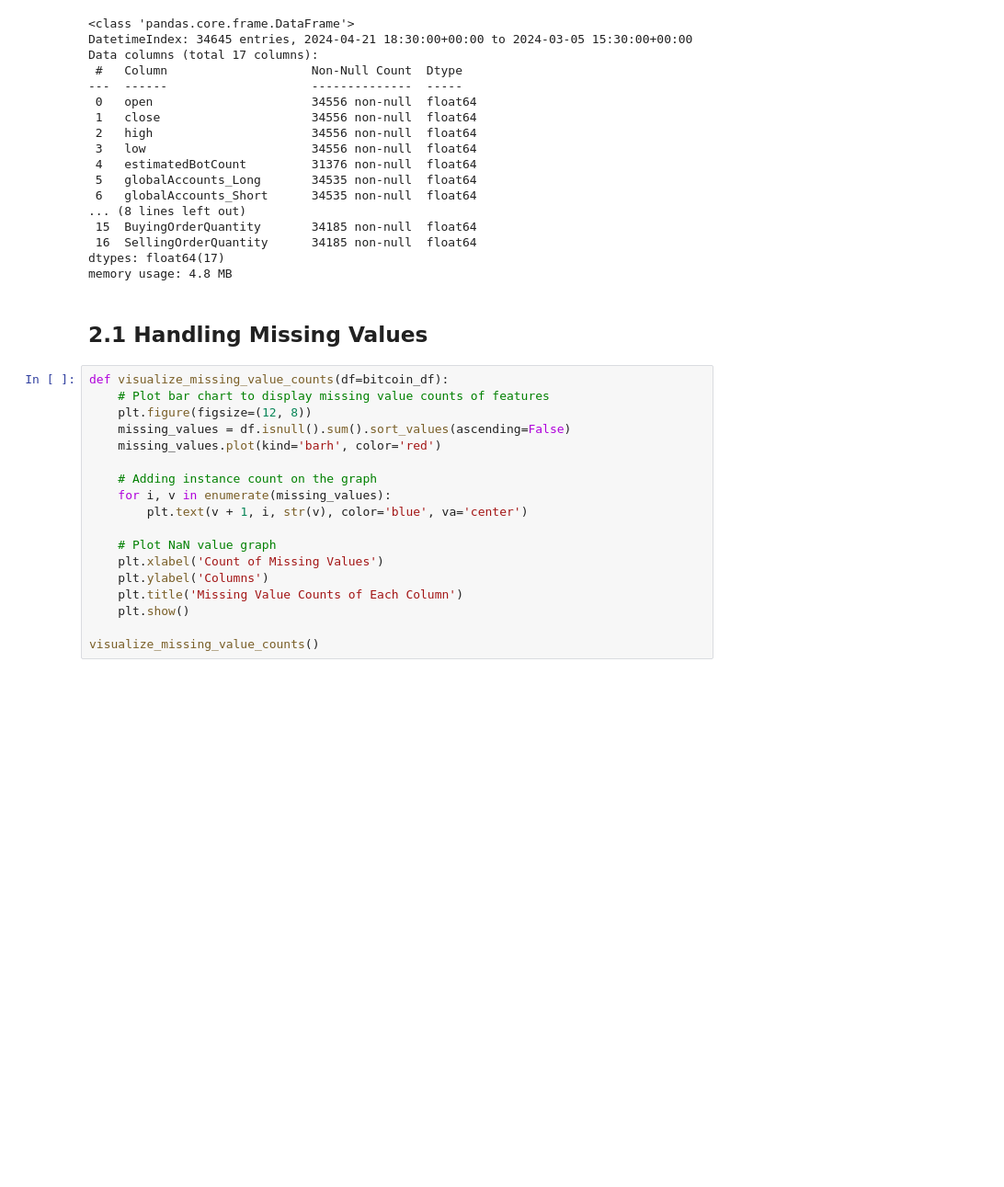
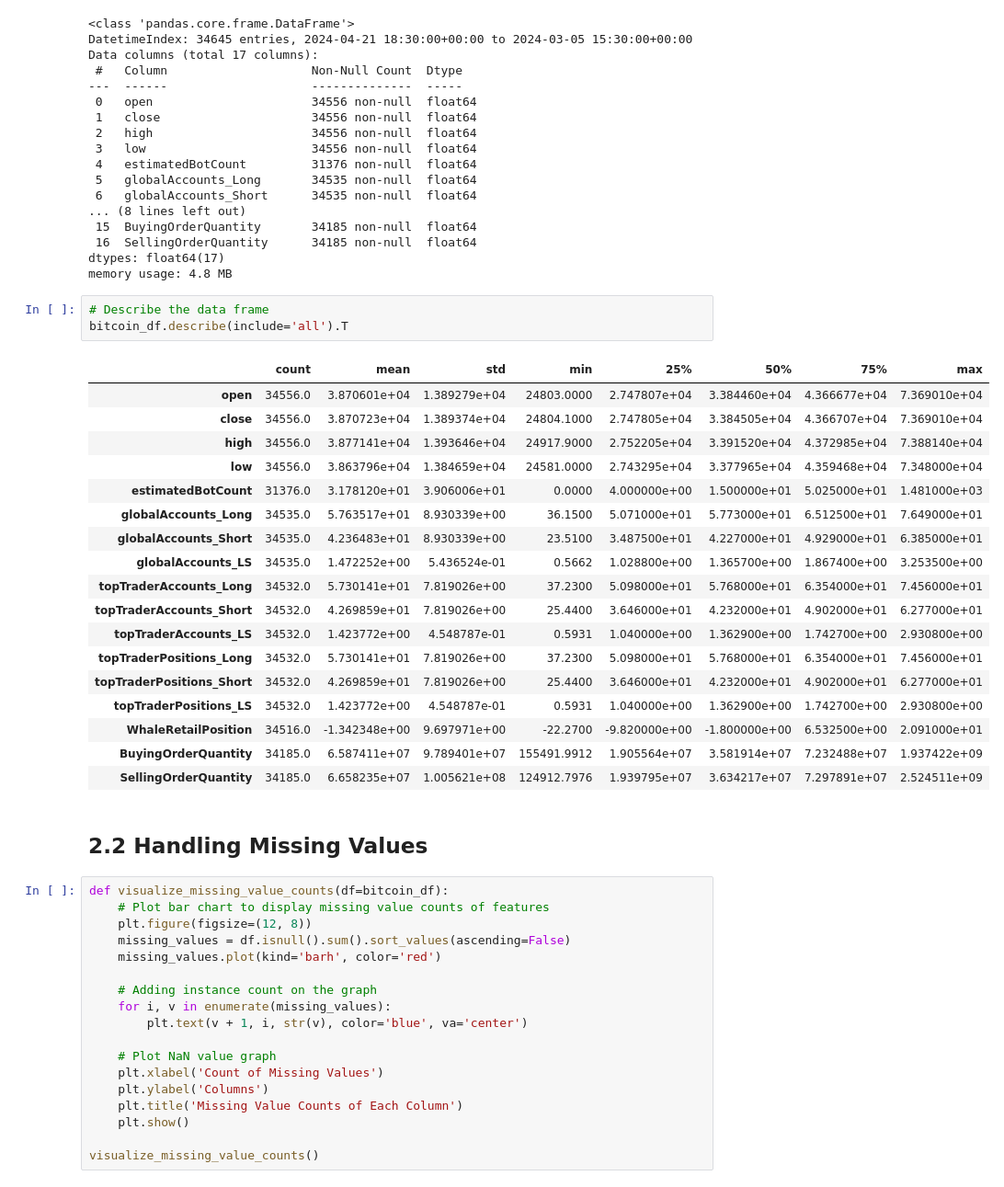
Before and after one commit to emrecobann/SurfingBTCWaves, a Jupyter notebook: SurfingBTC.ipynb, the cells around one changed output. Shown at 92% size. Cells and saved outputs as stored; diff of their text form; blank space fills up the shorter version.

```diff
--- a/SurfingBTC.ipynb
+++ b/SurfingBTC.ipynb
@@ -139,8 +141,30 @@ Data columns (total 17 columns):
  16  SellingOrderQuantity      34185 non-null  float64
 dtypes: float64(17)
 memory usage: 4.8 MB
+# %%
+# Describe the data frame
+bitcoin_df.describe(include='all').T
+# %% [output]
+|  | count | mean | std | min | 25% | 50% | 75% | max |
+| open | 34556.0 | 3.870601e+04 | 1.389279e+04 | 24803.0000 | 2.747807e+04 | 3.384460e+04 | 4.366677e+04 | 7.369010e+04 |
+| close | 34556.0 | 3.870723e+04 | 1.389374e+04 | 24804.1000 | 2.747805e+04 | 3.384505e+04 | 4.366707e+04 | 7.369010e+04 |
+| high | 34556.0 | 3.877141e+04 | 1.393646e+04 | 24917.9000 | 2.752205e+04 | 3.391520e+04 | 4.372985e+04 | 7.388140e+04 |
+| low | 34556.0 | 3.863796e+04 | 1.384659e+04 | 24581.0000 | 2.743295e+04 | 3.377965e+04 | 4.359468e+04 | 7.348000e+04 |
+| estimatedBotCount | 31376.0 | 3.178120e+01 | 3.906006e+01 | 0.0000 | 4.000000e+00 | 1.500000e+01 | 5.025000e+01 | 1.481000e+03 |
+| globalAccounts_Long | 34535.0 | 5.763517e+01 | 8.930339e+00 | 36.1500 | 5.071000e+01 | 5.773000e+01 | 6.512500e+01 | 7.649000e+01 |
+| globalAccounts_Short | 34535.0 | 4.236483e+01 | 8.930339e+00 | 23.5100 | 3.487500e+01 | 4.227000e+01 | 4.929000e+01 | 6.385000e+01 |
+| globalAccounts_LS | 34535.0 | 1.472252e+00 | 5.436524e-01 | 0.5662 | 1.028800e+00 | 1.365700e+00 | 1.867400e+00 | 3.253500e+00 |
+| topTraderAccounts_Long | 34532.0 | 5.730141e+01 | 7.819026e+00 | 37.2300 | 5.098000e+01 | 5.768000e+01 | 6.354000e+01 | 7.456000e+01 |
+| topTraderAccounts_Short | 34532.0 | 4.269859e+01 | 7.819026e+00 | 25.4400 | 3.646000e+01 | 4.232000e+01 | 4.902000e+01 | 6.277000e+01 |
+| topTraderAccounts_LS | 34532.0 | 1.423772e+00 | 4.548787e-01 | 0.5931 | 1.040000e+00 | 1.362900e+00 | 1.742700e+00 | 2.930800e+00 |
+| topTraderPositions_Long | 34532.0 | 5.730141e+01 | 7.819026e+00 | 37.2300 | 5.098000e+01 | 5.768000e+01 | 6.354000e+01 | 7.456000e+01 |
+| topTraderPositions_Short | 34532.0 | 4.269859e+01 | 7.819026e+00 | 25.4400 | 3.646000e+01 | 4.232000e+01 | 4.902000e+01 | 6.277000e+01 |
+| topTraderPositions_LS | 34532.0 | 1.423772e+00 | 4.548787e-01 | 0.5931 | 1.040000e+00 | 1.362900e+00 | 1.742700e+00 | 2.930800e+00 |
+| WhaleRetailPosition | 34516.0 | -1.342348e+00 | 9.697971e+00 | -22.2700 | -9.820000e+00 | -1.800000e+00 | 6.532500e+00 | 2.091000e+01 |
+| BuyingOrderQuantity | 34185.0 | 6.587411e+07 | 9.789401e+07 | 155491.9912 | 1.905564e+07 | 3.581914e+07 | 7.232488e+07 | 1.937422e+09 |
+| SellingOrderQuantity | 34185.0 | 6.658235e+07 | 1.005621e+08 | 124912.7976 | 1.939795e+07 | 3.634217e+07 | 7.297891e+07 | 2.524511e+09 |
 # %% [markdown]
-## 2.1 Handling Missing Values
+## 2.2 Handling Missing Values
 # %%
 def visualize_missing_value_counts(df=bitcoin_df):
     # Plot bar chart to display missing value counts of features
```
Also changed, not shown: parts of 18 cells of this notebook.
